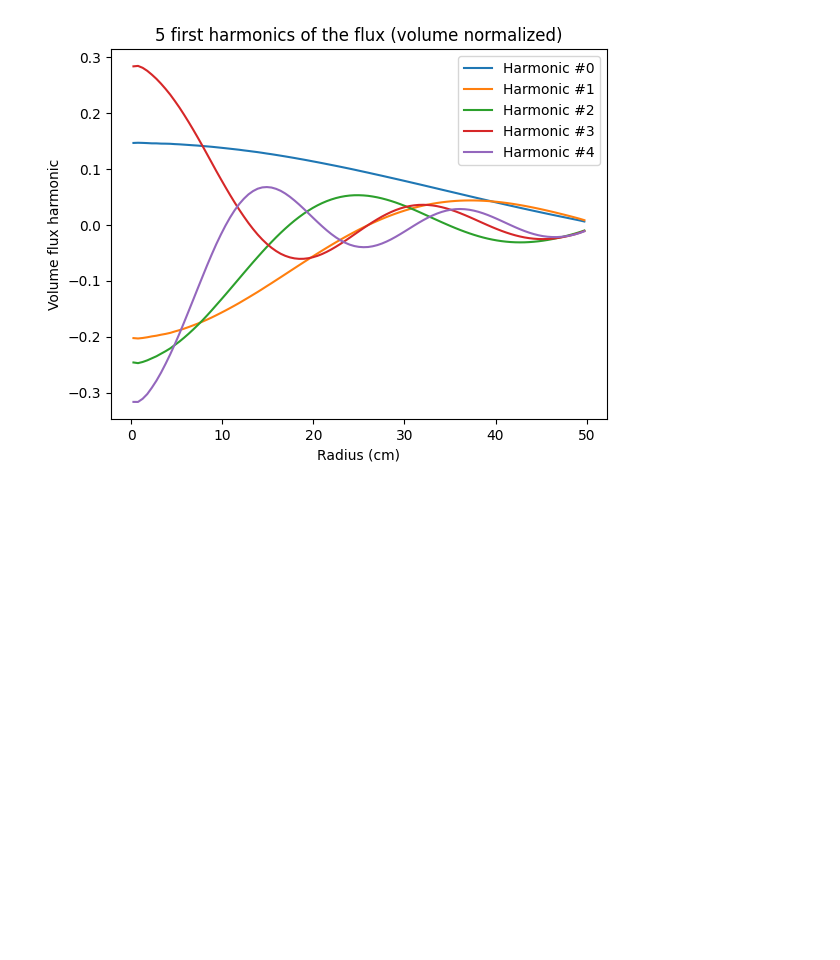
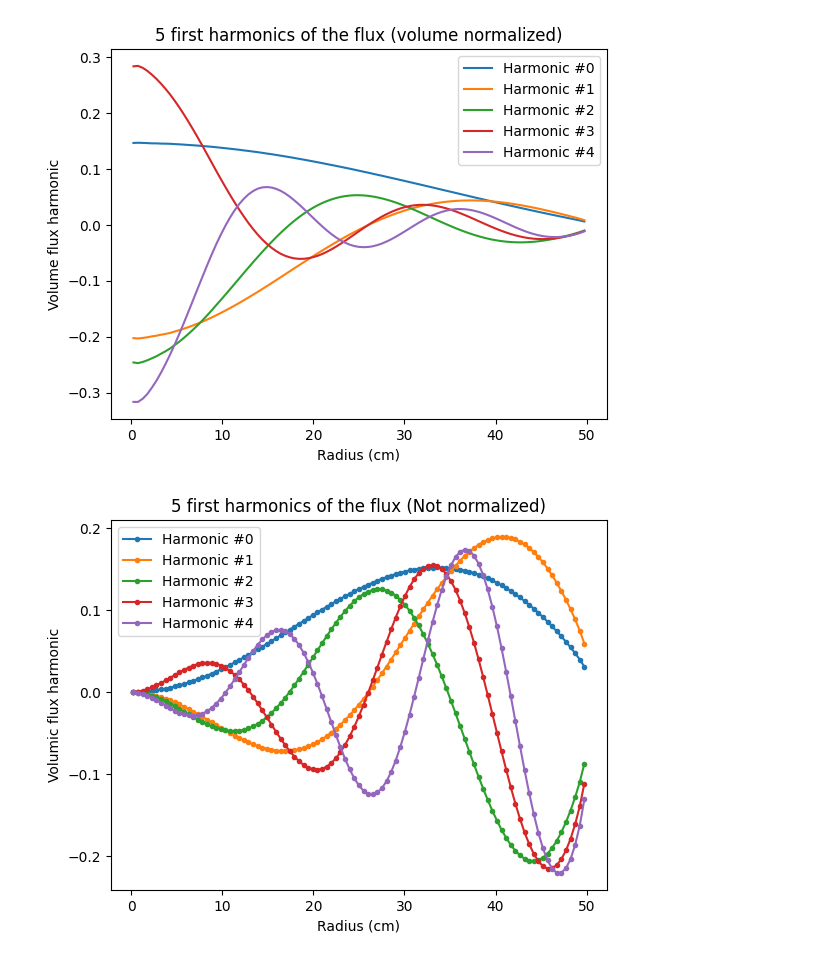
Before and after one commit to nplinden/fission-matrix, a Jupyter notebook: sphere/post.ipynb, the cells around one changed output. Drawn from its saved outputs; the diff is of its cells as text; code cells hidden in the pictures; blank space fills up the shorter version.

```diff
--- a/sphere/post.ipynb
+++ b/sphere/post.ipynb
@@ -87,3 +86,22 @@ ax.legend()
 plt.show()
 # %% [output]
 [figure]
+# %%
+p = Path("harmonics")
+p.mkdir(exist_ok=True)
+v_grid = r_grid[1:]**3 * 4/3 * np.pi - r_grid[:-1]**3 * 4/3 * np.pi
+fig, ax = plt.subplots(1, 1)
+for i in range(5):
+    value = np.real(values[i])
+    vector = np.real(vectors[:, i])
+    if i == 0:
+        vector = np.abs(vector)
+    midpoints = (r_grid[:-1] + r_grid[1:]) / 2
+    ax.plot(midpoints, vector / np.linalg.norm(vector), ".-", label=f"Harmonic #{i}")
+ax.set_title("5 first harmonics of the flux (Not normalized)")
+ax.set_ylabel("Volumic flux harmonic")
+ax.set_xlabel("Radius (cm)")
+ax.legend()
+plt.show()
+# %% [output]
+[figure, added]
```
Also changed, not shown: parts of 1 cell of this notebook.
